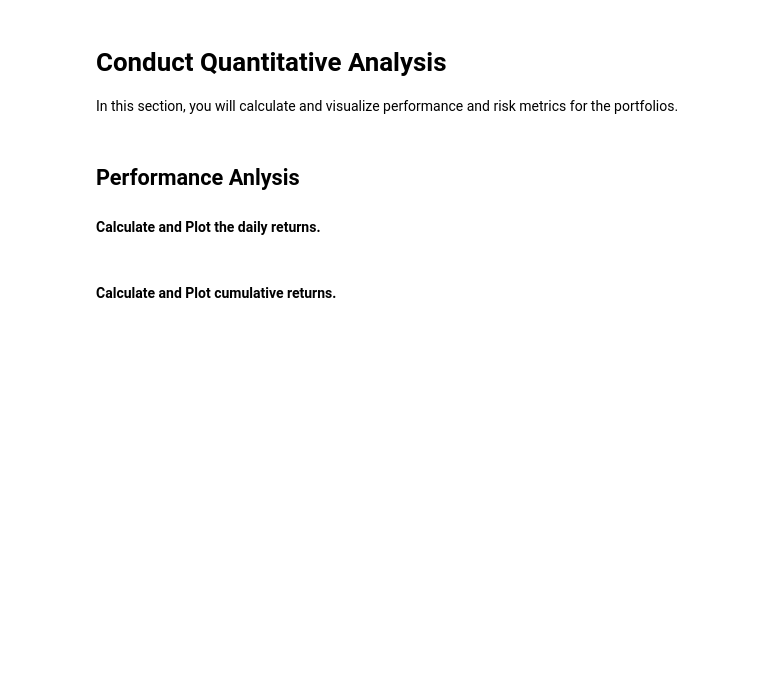
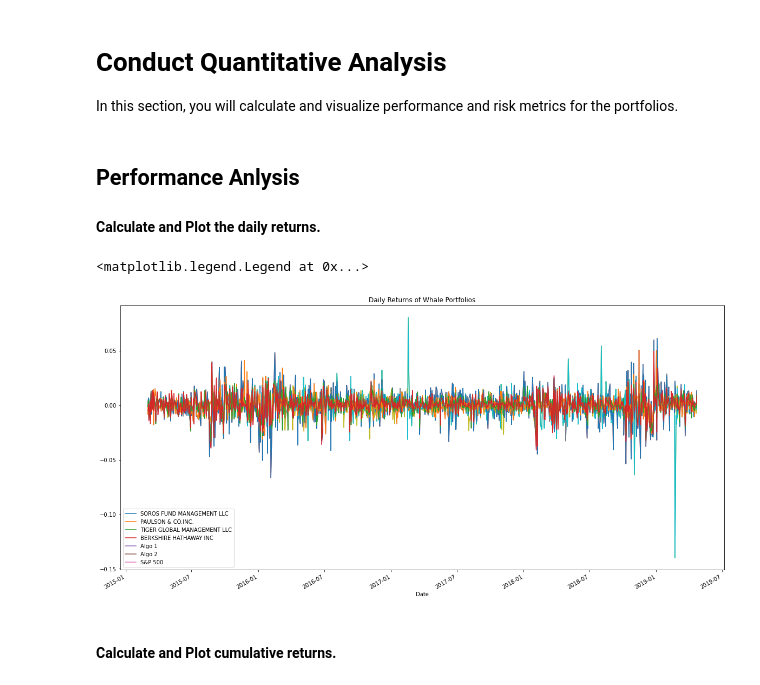
Before and after one commit to Alacrity01/pandas-homework, a Jupyter notebook: whale_analysis.ipynb, the cells around one changed output. Drawn from its saved outputs; the diff is of its cells as text; code cells hidden in the pictures; blank space fills up the shorter version.

```diff
--- a/whale_analysis.ipynb
+++ b/whale_analysis.ipynb
@@ -388,3 +371,13 @@ In this section, you will calculate and visualize performance and risk metrics f
+# %%
+# Plot daily returns of all portfolios
+names = list(combined_returns)
+ax = combined_returns.plot(figsize=(20,10), title='Daily Returns of Whale Portfolios')
+combined_returns.plot(ax=ax)
+
+ax.legend(names)
+# %% [output]
+<matplotlib.legend.Legend at 0x...>
+[figure, added]
 # %% [markdown]
 #### Calculate and Plot cumulative returns.
 # %%
```
Also changed, not shown: parts of 13 cells of this notebook, 2 other files.
